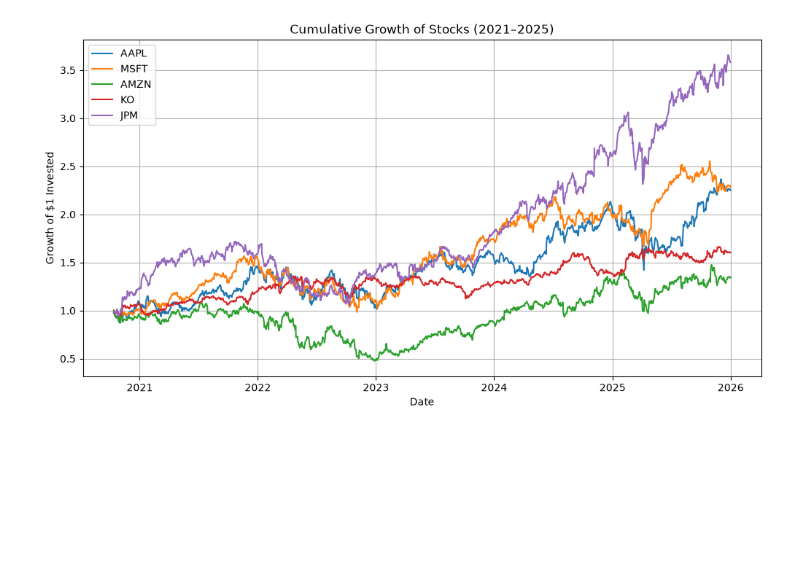
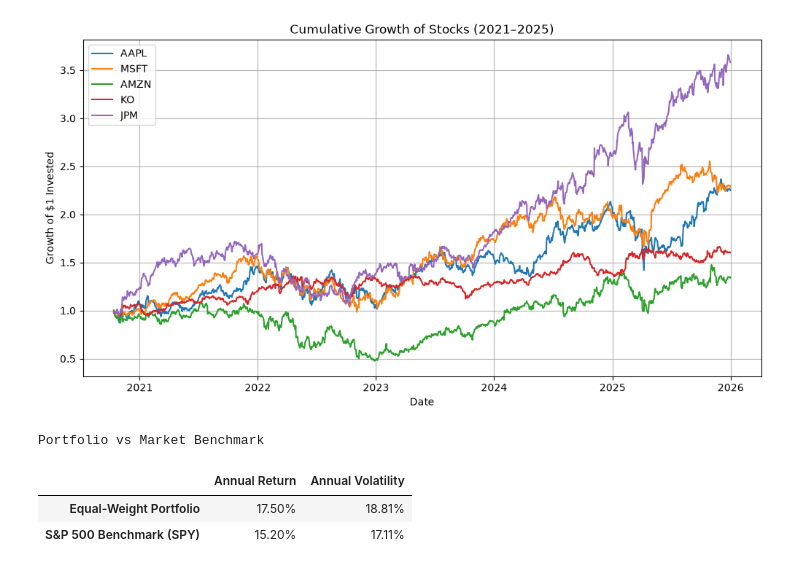
Before and after one commit to nsovohope62/portfolio-optimisation, a Jupyter notebook: notebooks/01_data_exploration.ipynb, the cells around one changed output. Cells and saved outputs as stored; diff of their text form; code cells hidden in the pictures; blank space fills up the shorter version.

```diff
--- a/notebooks/01_data_exploration.ipynb
+++ b/notebooks/01_data_exploration.ipynb
@@ -640,3 +640,47 @@ plt.savefig("../results/cumulative_returns.png", dpi=300, bbox_inches="tight")
 plt.show()
 # %% [output]
 [figure]
+# %%
+# Download S&P 500 ETF data for the same period
+benchmark_prices = yf.download(
+    "SPY",
+    start="2021-01-01",
+    end="2026-01-01",
+    auto_adjust=True,
+    progress=False
+)
+
+# Handle different yfinance column formats
+if isinstance(benchmark_prices.columns, pd.MultiIndex):
+    spy_prices = benchmark_prices["Close"].iloc[:, 0]
+else:
+    spy_prices = benchmark_prices["Close"]
+
+# Calculate daily benchmark returns
+spy_returns = spy_prices.pct_change().dropna()
+
+# Calculate equal-weight portfolio daily returns
+equal_weight_returns = returns[assets].dot(initial_weights)
+
+# Align both series to the same dates
+aligned_returns = pd.concat(
+    [
+        equal_weight_returns.rename("Equal-Weight Portfolio"),
+        spy_returns.rename("S&P 500 Benchmark (SPY)")
+    ],
+    axis=1
+).dropna()
+
+# Compare annualised return and volatility
+benchmark_comparison = pd.DataFrame({
+    "Annual Return": aligned_returns.mean() * 252,
+    "Annual Volatility": aligned_returns.std() * np.sqrt(252)
+})
+
+print("Portfolio vs Market Benchmark")
+display(benchmark_comparison.style.format("{:.2%}"))
+# %% [output]
+Portfolio vs Market Benchmark
+|  | Annual Return | Annual Volatility |
+| Equal-Weight Portfolio | 17.50% | 18.81% |
+| S&P 500 Benchmark (SPY) | 15.20% | 17.11% |
```
Also changed, not shown: parts of 8 cells of this notebook, 6 other files.
